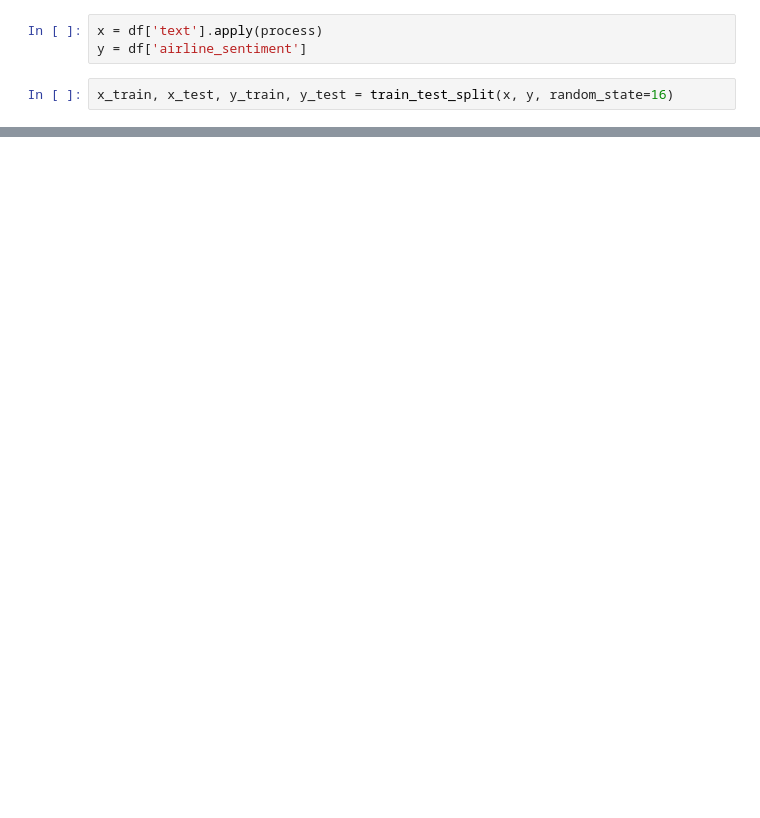
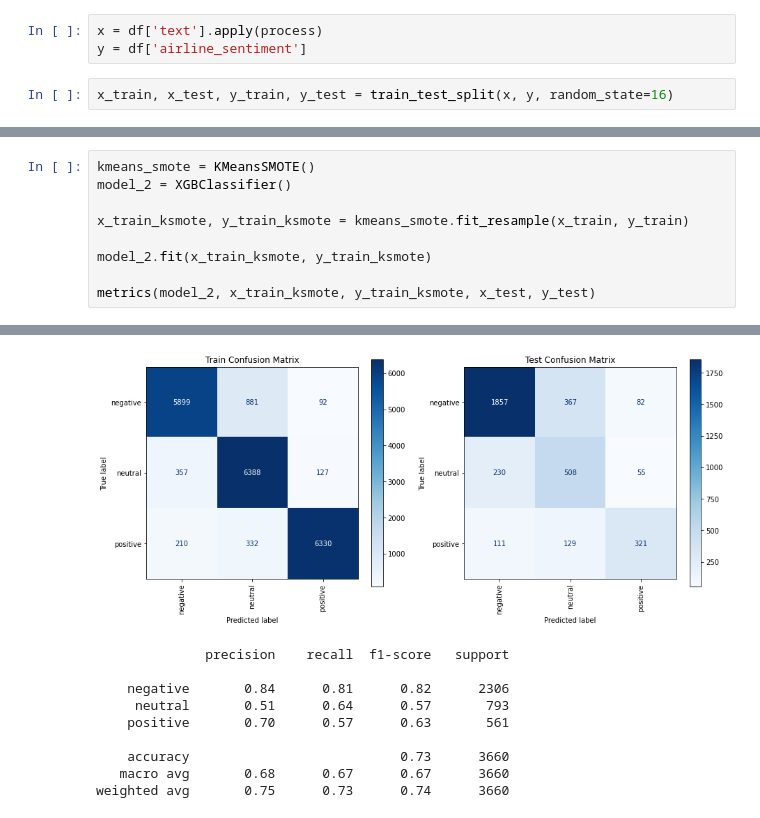
Before and after one commit to halemade/airline-tweets, a Jupyter notebook: Airline Tweets.ipynb, the cells around one changed output, grey strips where cells are left out. Saved outputs shown, nothing was run; the diff lists cells and outputs as text; blank space fills up the shorter version.

```diff
--- a/Airline Tweets.ipynb
+++ b/Airline Tweets.ipynb
@@ -253,0 +228,10 @@ XGBoost Results:
+# %%
+kmeans_smote = KMeansSMOTE()
+model_2 = XGBClassifier()
+
+x_train_ksmote, y_train_ksmote = kmeans_smote.fit_resample(x_train, y_train)
+
+model_2.fit(x_train_ksmote, y_train_ksmote)
+
+metrics(model_2, x_train_ksmote, y_train_ksmote, x_test, y_test)
+# %% [output]
@@ -253,0 +239,10 @@ XGBoost Results:
+[figure, added]
+              precision    recall  f1-score   support
+
+    negative       0.84      0.81      0.82      2306
+     neutral       0.51      0.64      0.57       793
+    positive       0.70      0.57      0.63       561
+
+    accuracy                           0.73      3660
+   macro avg       0.68      0.67      0.67      3660
+weighted avg       0.75      0.73      0.74      3660
```
Also changed, not shown: parts of 40 cells of this notebook, 5 other files.
